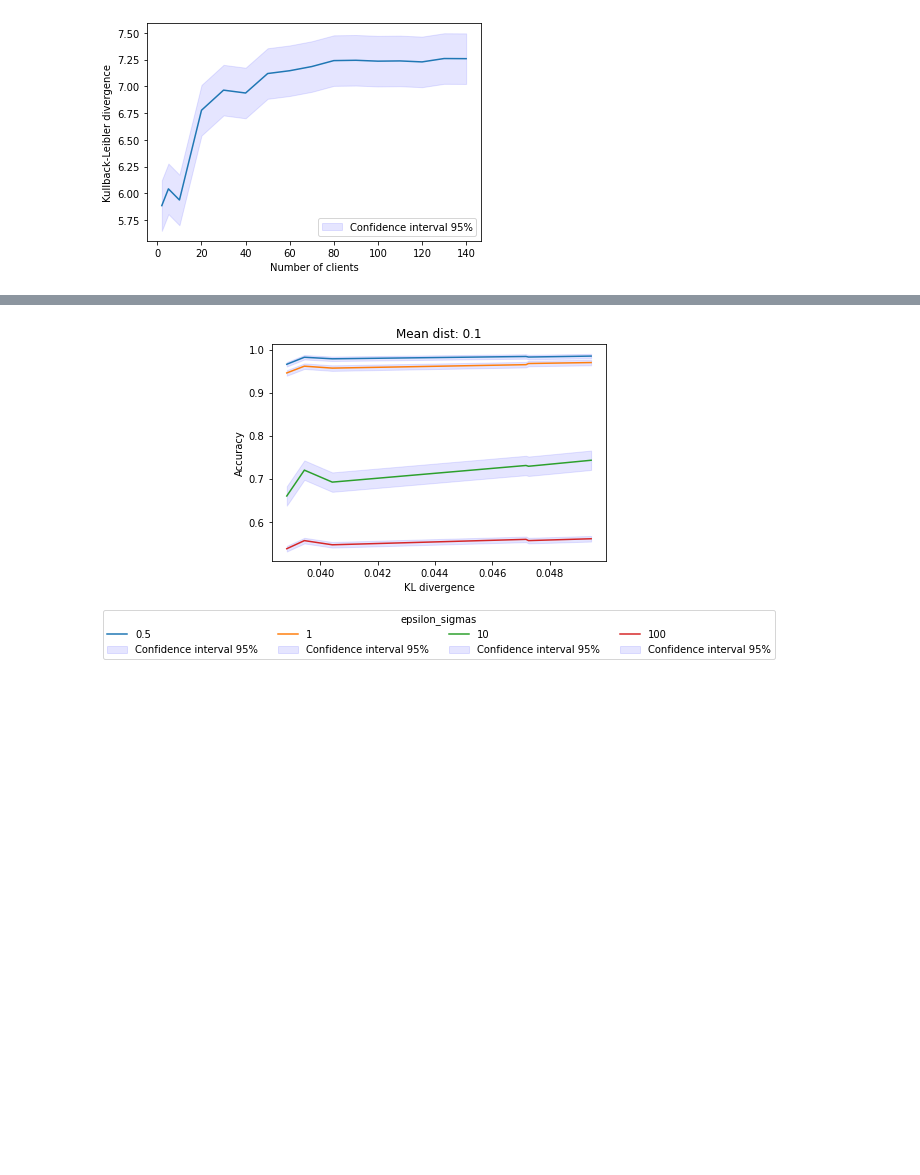
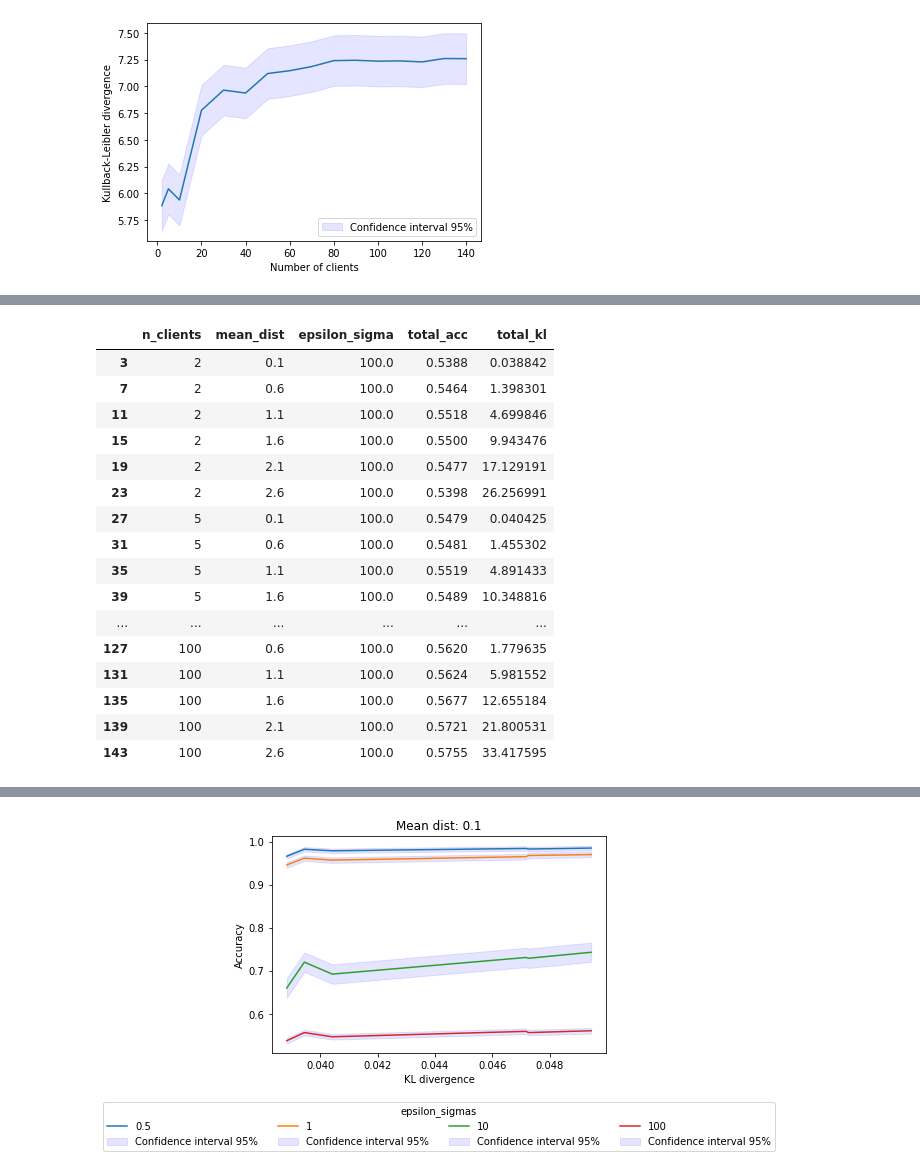
Before and after one commit to romyho-w/Thesis_FL_Ectrie, a Jupyter notebook: plot_results2.ipynb, the cells around one changed output, grey strips where cells are left out. Cells and saved outputs as stored; diff of their text form; code cells hidden in the pictures; blank space fills up the shorter version.

```diff
--- a/plot_results2.ipynb
+++ b/plot_results2.ipynb
@@ -247,3 +213,23 @@ n_features = 15
 n_observations = 200
 epsilon_sigma = 10
 glob_model = LR(n_features)
+# %%
+n_client_df
+# %% [output]
+|  | n_clients | mean_dist | epsilon_sigma | total_acc | total_kl |
+| 3 | 2 | 0.1 | 100.0 | 0.5388 | 0.038842 |
+| 7 | 2 | 0.6 | 100.0 | 0.5464 | 1.398301 |
+| 11 | 2 | 1.1 | 100.0 | 0.5518 | 4.699846 |
+| 15 | 2 | 1.6 | 100.0 | 0.5500 | 9.943476 |
+| 19 | 2 | 2.1 | 100.0 | 0.5477 | 17.129191 |
+| 23 | 2 | 2.6 | 100.0 | 0.5398 | 26.256991 |
+| 27 | 5 | 0.1 | 100.0 | 0.5479 | 0.040425 |
+| 31 | 5 | 0.6 | 100.0 | 0.5481 | 1.455302 |
+| 35 | 5 | 1.1 | 100.0 | 0.5519 | 4.891433 |
+| 39 | 5 | 1.6 | 100.0 | 0.5489 | 10.348816 |
+| ... | ... | ... | ... | ... | ... |
+| 127 | 100 | 0.6 | 100.0 | 0.5620 | 1.779635 |
+| 131 | 100 | 1.1 | 100.0 | 0.5624 | 5.981552 |
+| 135 | 100 | 1.6 | 100.0 | 0.5677 | 12.655184 |
+| 139 | 100 | 2.1 | 100.0 | 0.5721 | 21.800531 |
+| 143 | 100 | 2.6 | 100.0 | 0.5755 | 33.417595 |
```
Also changed, not shown: parts of 25 cells of this notebook, 21 other files.
